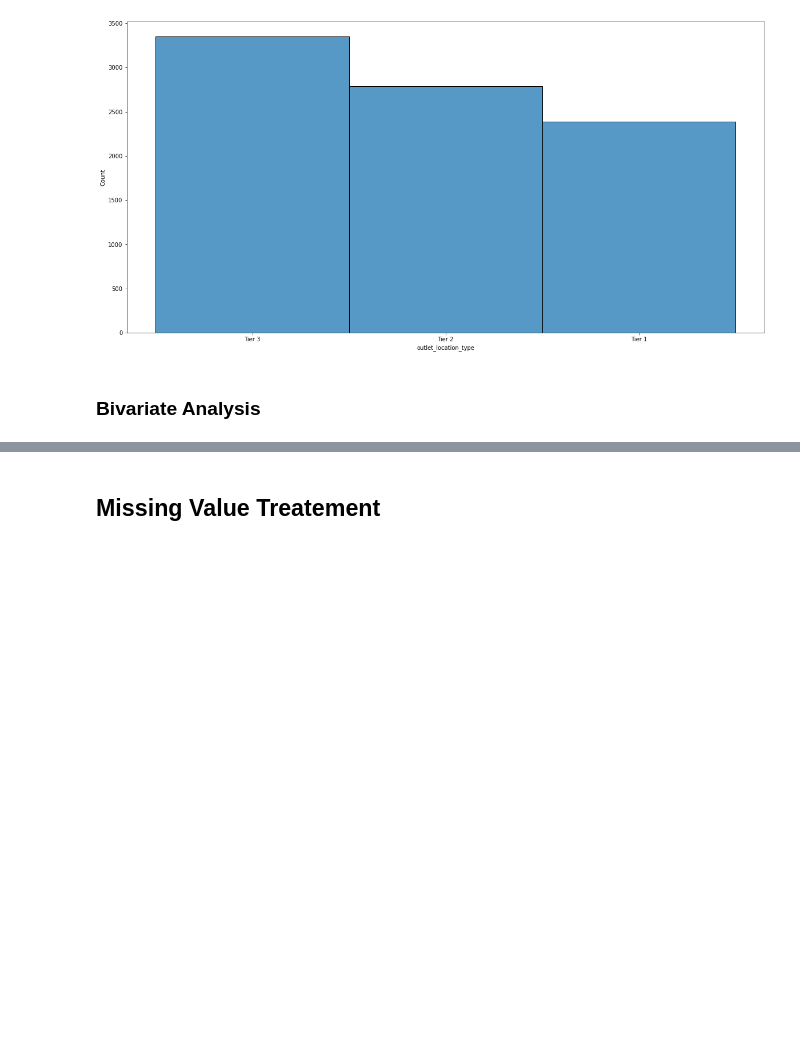
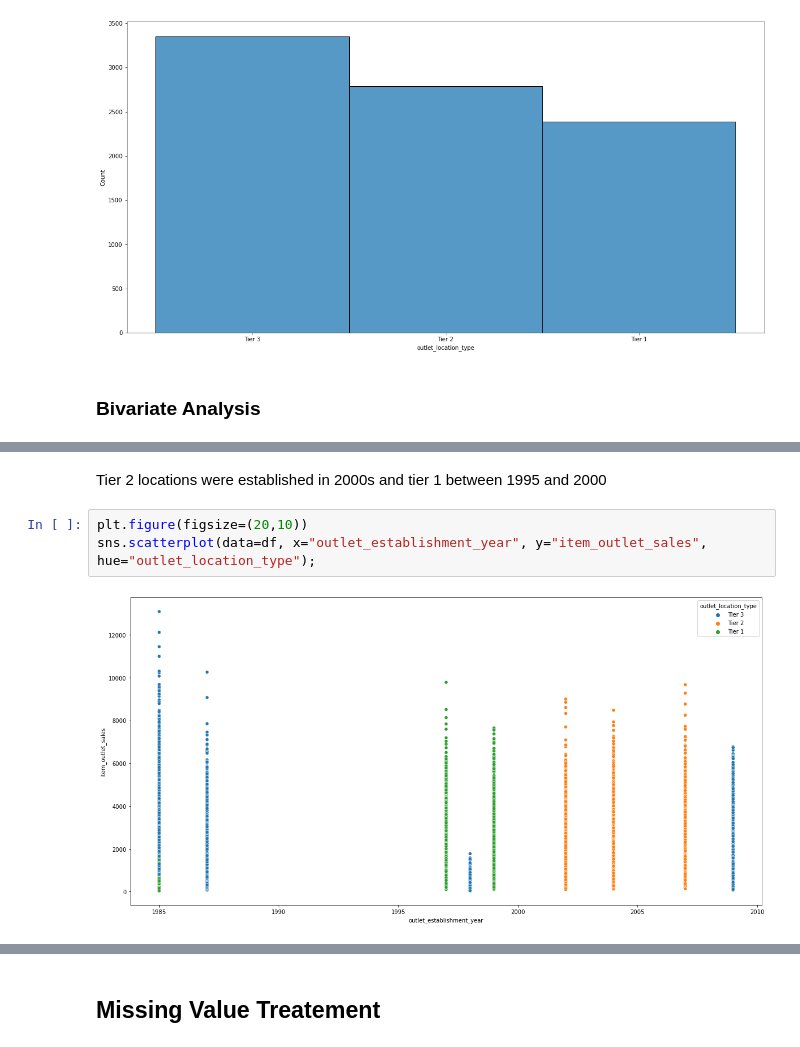
Before and after one commit to Technocolabs100/BigMart-Data-Analysis-and-Prediction, a Jupyter notebook: BigMart_predictive_model.ipynb, the cells around one changed output, grey strips where cells are left out. Cells and saved outputs as stored; diff of their text form; blank space fills up the shorter version.

```diff
--- a/BigMart_predictive_model.ipynb
+++ b/BigMart_predictive_model.ipynb
@@ -344,0 +433,7 @@ sns.histplot(df["outlet_location_type"])
+# %% [markdown]
+Tier 2 locations were established in 2000s and tier 1 between 1995 and 2000
+# %%
+plt.figure(figsize=(20,10))
+sns.scatterplot(data=df, x="outlet_establishment_year", y="item_outlet_sales", hue="outlet_location_type");
+# %% [output]
+[figure, added]
```
Also changed, not shown: parts of 19 cells of this notebook.
